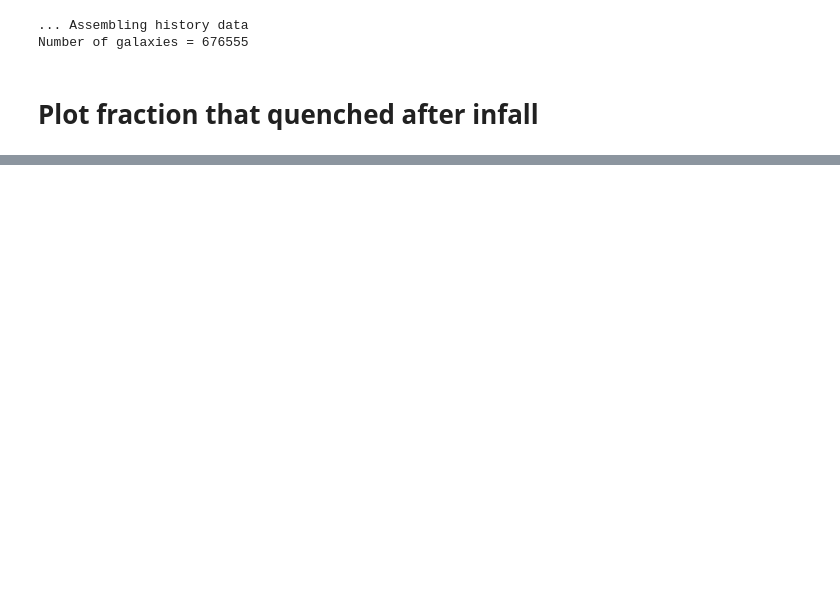
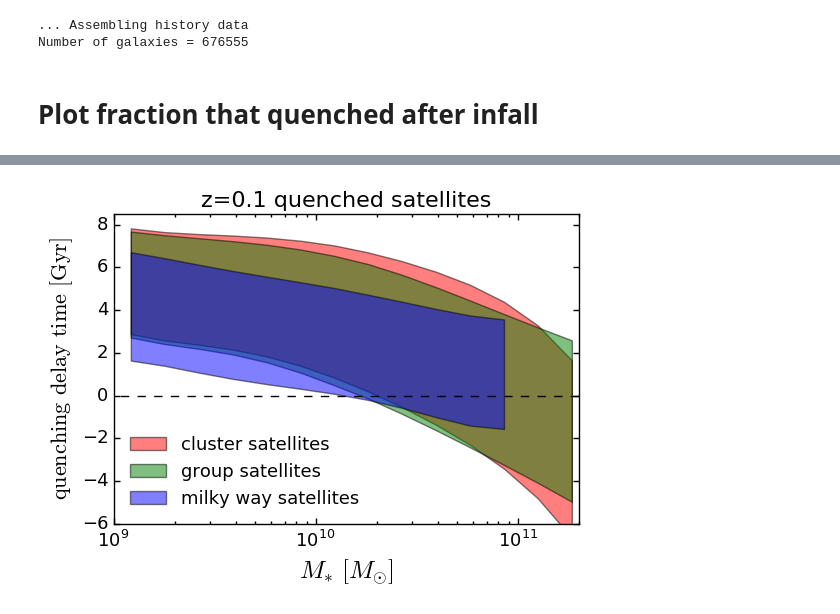
Before and after one commit to aphearin/time_evolving_cam_utils, a Jupyter notebook: compare_infall_times.ipynb, the cells around one changed output, grey strips where cells are left out. Saved outputs shown, nothing was run; the diff lists cells and outputs as text; code cells hidden in the pictures; blank space fills up the shorter version.

```diff
--- a/compare_infall_times.ipynb
+++ b/compare_infall_times.ipynb
@@ -193,0 +233,37 @@ fig.savefig('FIGS/ssfr_at_infall_comparison.pdf', bbox_extra_artists=[xlabel, yl
+# %%
+fig = plt.figure()
+ax = fig.add_subplot(111)
+
+xlabel = ax.set_xlabel(r'$M_{\ast}$ $[M_{\odot}]$', fontsize=18)
+ylabel = ax.set_ylabel(r'${\rm quenching}$ ${\rm delay}$ ${\rm time}$ ${\rm [Gyr]}$', fontsize=16)
+title = ax.set_title('z=0.1 quenched satellites', fontsize=16, y=1) # y param fixes an overhanging title
+
+y1_cluster = savgol_filter(delay_time_cluster - delay_time_cluster_variance, 13, 5)
+y2_cluster = savgol_filter(delay_time_cluster + delay_time_cluster_variance, 13, 5)
+ax.fill_between(sm_mids, y1_cluster, y2_cluster, facecolor='red', alpha=0.5, label = "cluster satellites")
+
+y1_group = savgol_filter(delay_time_group - delay_time_group_variance, 13, 5)
+y2_group = savgol_filter(delay_time_group + delay_time_group_variance, 13, 5)
+ax.fill_between(sm_mids, y1_group, y2_group, facecolor='green', alpha=0.5, label = "group satellites")
+
+idx_last = -2
+y1_milky_way = savgol_filter(delay_time_milky_way - delay_time_milky_way_variance, 13, 5)[:idx_last]
+y2_milky_way = savgol_filter(delay_time_milky_way + delay_time_milky_way_variance, 13, 5)[:idx_last]
+ax.fill_between(sm_mids[:idx_last], y1_milky_way, y2_milky_way, facecolor='blue', alpha=0.5, label="milky way satellites")
+
+ax.plot(np.logspace(8, 12, 100), np.zeros(100), '--', color='k')
+
+plt.tick_params(axis='x', length=4, width=1, which='major')
+plt.tick_params(axis='x', length=2, width=1, which='minor')
+plt.tick_params(axis='y', length=4, width=1, which='major')
+plt.xscale('log')
+plt.xticks(fontsize=13)
+plt.yticks(fontsize=13)
+plt.xlim(xmin = 10**9, xmax=2*10**11)
+plt.ylim(ymin = -6, ymax = 8.5)
+plt.legend(frameon=False, loc='lower left', fontsize=13)
+
+fig.savefig('FIGS/quenching_delay_time_comparison.pdf',
+            bbox_extra_artists=[xlabel, ylabel], bbox_inches='tight')
+# %% [output]
+[figure, added]
```
Also changed, not shown: parts of 4 cells of this notebook, 3 other files.
